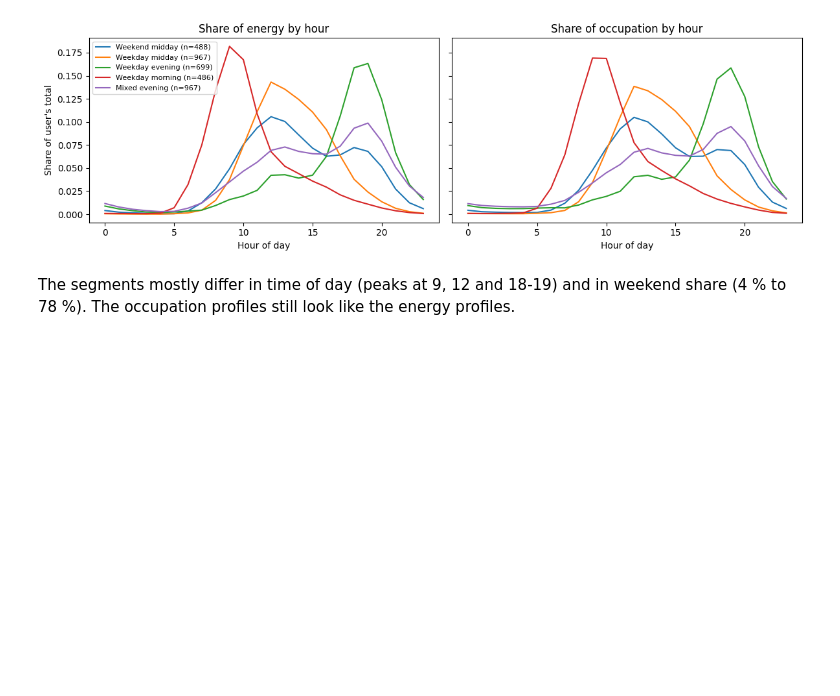
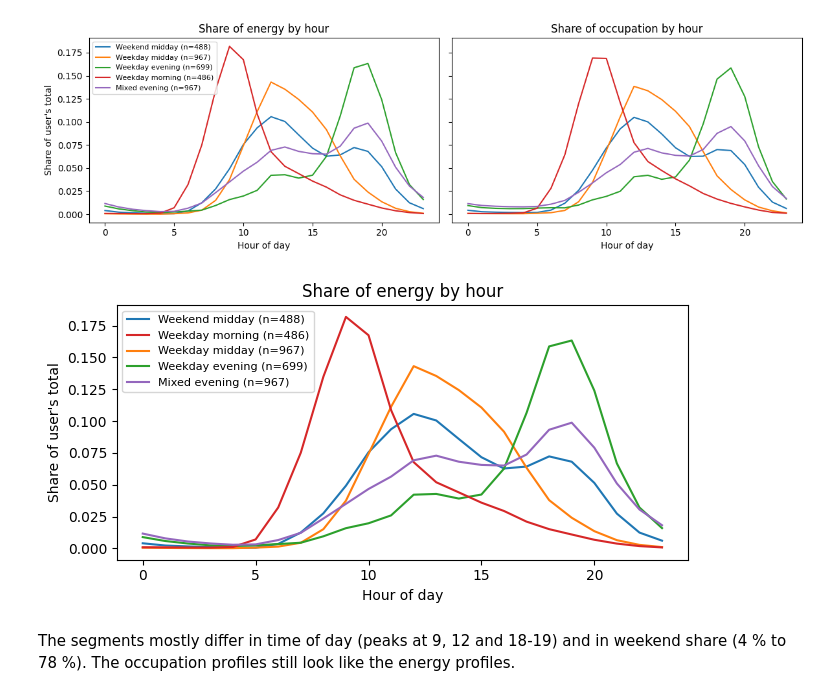
Before and after one commit to AliHoeg/intro_to_ba_project, a Jupyter notebook: task1_clustering_revised.ipynb, the cells around one changed output. Cells and saved outputs as stored; diff of their text form; code cells hidden in the pictures; blank space fills up the shorter version.

```diff
--- a/task1_clustering_revised.ipynb
+++ b/task1_clustering_revised.ipynb
@@ -536,6 +536,20 @@ plt.tight_layout()
 plt.show()
 # %% [output]
 [figure]
+# %%
+fig, ax = plt.subplots(figsize=(6.7, 3.5))
+for c, name in names.items():
+    ax.plot(range(24), energy_profile.loc[c].values, color=f"C{c}", label=f"{name} (n={(cluster == c).sum()})")
+ax.set(title="Share of energy by hour", xlabel="Hour of day", ylabel="Share of user's total")
+handles, labels = ax.get_legend_handles_labels()
+order = [0, 3, 1, 2, 4]
+ax.legend([handles[i] for i in order],
+          [labels[i] for i in order],
+          fontsize=8)
+plt.tight_layout()
+plt.show()
+# %% [output]
+[figure, added]
 # %% [markdown]
 The segments mostly differ in time of day (peaks at 9, 12 and 18-19) and in weekend share (4 % to 78 %). The occupation profiles still look like the energy profiles.
 # %% [markdown]
```
Also changed, not shown: parts of 2 cells of this notebook.
